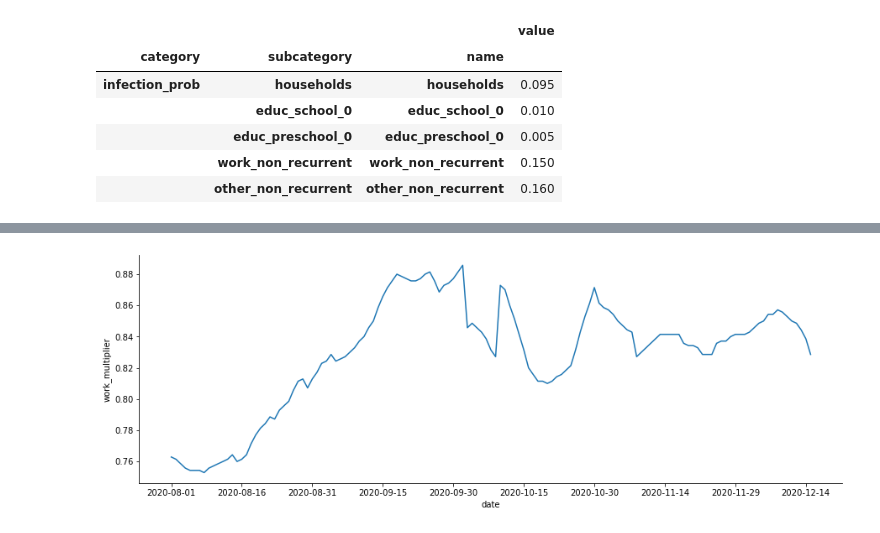
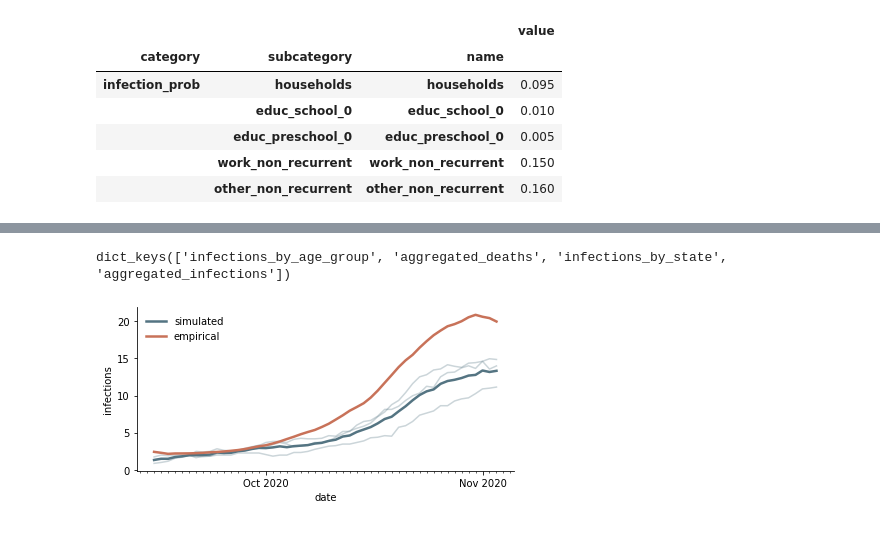
Before and after one commit to covid-19-impact-lab/sid-germany, a Jupyter notebook: src/exploration/janos_simulation_notebook.ipynb, the cells around one changed output, grey strips where cells are left out. Drawn from its saved outputs; the diff is of its cells as text; code cells hidden in the pictures.

Commit message:
Add plotting functions and fixes in data preparation.

```diff
--- a/src/exploration/janos_simulation_notebook.ipynb
+++ b/src/exploration/janos_simulation_notebook.ipynb
@@ -647,6 +551,8 @@ df.head()
-# %%
-fig, ax = plt.subplots(figsize=(15, 5))
-sns.lineplot(x=df.index, y=df["work_multiplier"], ax=ax)
-ax.xaxis.set_major_locator(plt.MaxNLocator(12))
-# %% [output]
-[figure, removed]
+# %%
+results[0]["simulated_moments"].keys()
+# %% [output]
+dict_keys(['infections_by_age_group', 'aggregated_deaths', 'infections_by_state', 'aggregated_infections'])
+# %%
+plot_estimation_moment(results, "aggregated_infections")
+# %% [output]
+[figure, added]
```
Also changed, not shown: parts of 17 cells of this notebook, 4 other files.
